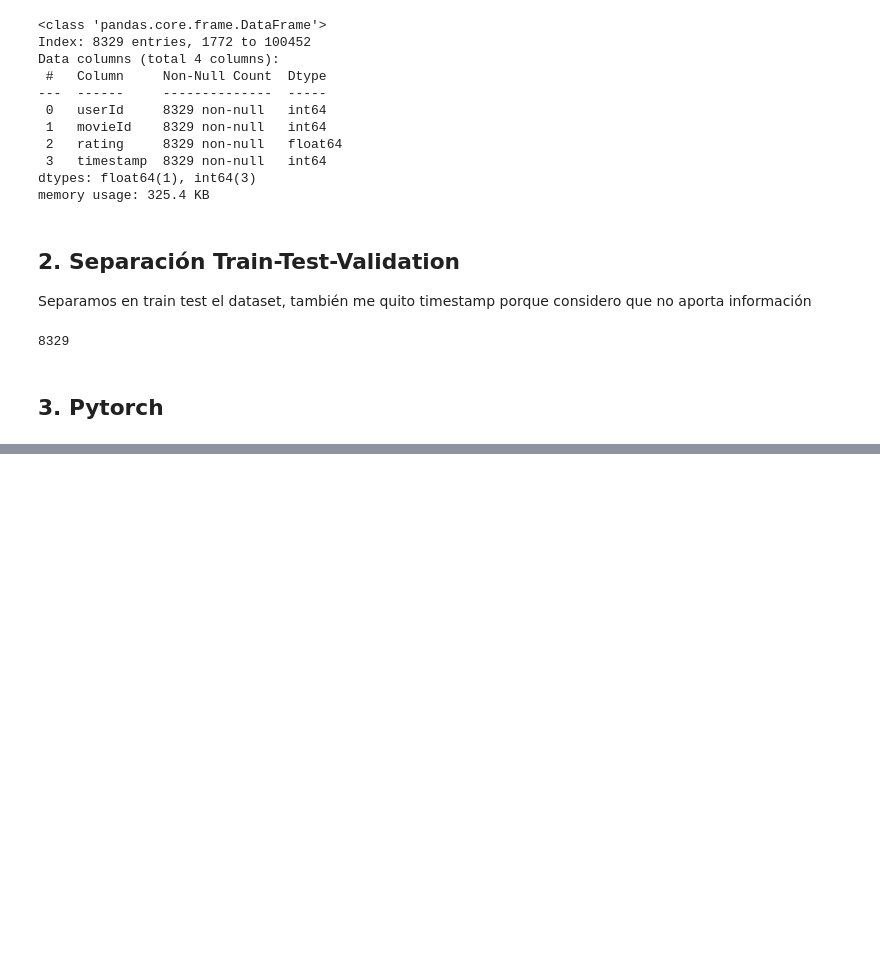
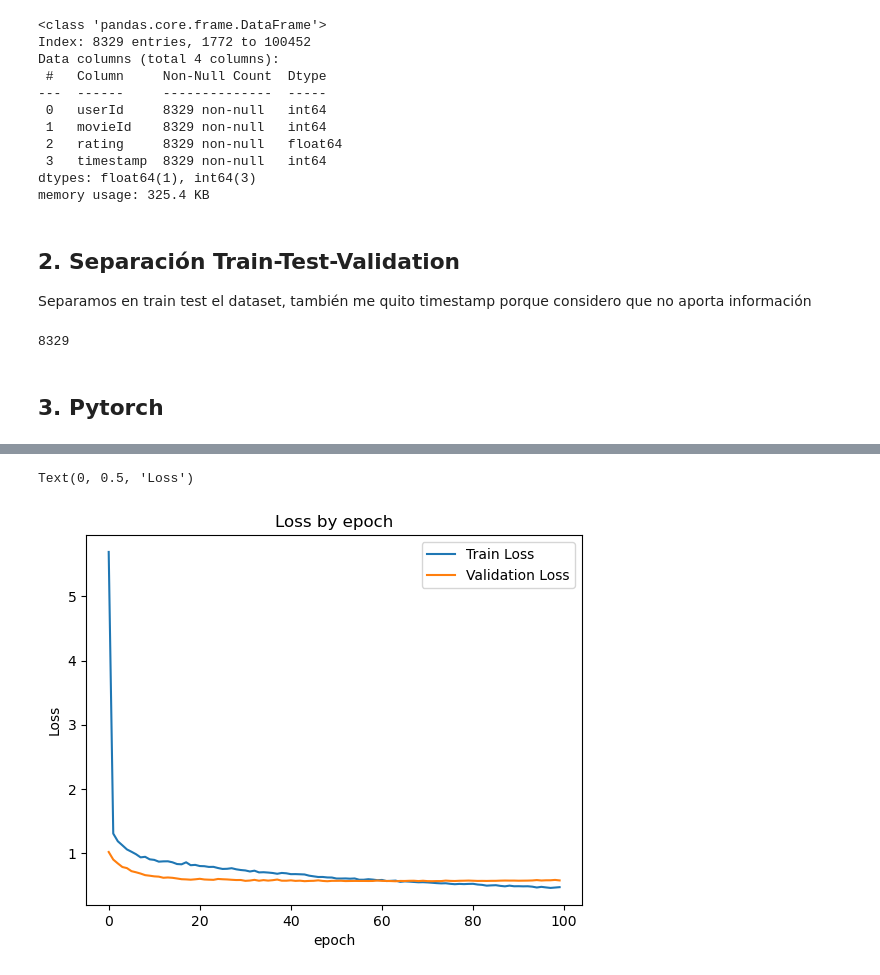
Before and after one commit to Mauro-Aguirregaray/Master-IA, a Jupyter notebook: [08] Aprendizaje Profundo 1/TPs/TP1_AP_MauroAguirregaray.ipynb, the cells around one changed output, grey strips where cells are left out. Saved outputs shown, nothing was run; the diff lists cells and outputs as text; code cells hidden in the pictures; blank space fills up the shorter version.

```diff
--- a/[08] Aprendizaje Profundo 1/TPs/TP1_AP_MauroAguirregaray.ipynb
+++ b/[08] Aprendizaje Profundo 1/TPs/TP1_AP_MauroAguirregaray.ipynb
@@ -178,9 +179,6 @@ X = movies_df.drop(columns=["rating","timestamp"]).values
 y = movies_df["rating"].values
 # %%
 #Separamos en los sets de entrenamiento y evaluación
-X_train, X_test, y_train, y_test, train_idx, test_idx = train_test_split(X, y,np.arange(X.shape[0]), test_size = 0.20, random_state = 42)
-
-#Separamos sobre el set de entrenamiento, un subset de validación
-X_train, X_valid, y_train, y_valid, train_idx, valid_idx = train_test_split(X_train, y_train, train_idx, test_size = 0.15, random_state = 42)
+X_train, X_valid, y_train, y_valid, train_idx, valid_idx = train_test_split(X, y,np.arange(X.shape[0]), test_size = 0.25, random_state = 42)
 # %%
 n_train = X_train.shape[0]
@@ -258,11 +259,13 @@ class NNetWithEmbeddings(torch.nn.Module):
     super().__init__()
     self.embeddings_user = torch.nn.Embedding(num_embeddings=63, embedding_dim=8)
     self.embeddings_movie = torch.nn.Embedding(num_embeddings=200, embedding_dim=14)
-    self.linear_1 = torch.nn.Linear(in_features=14+8, out_features=200, bias=True)
+    self.linear_1 = torch.nn.Linear(in_features=14+8, out_features=100, bias=True)
     self.relu_1 = torch.nn.ReLU()
-    self.linear_2 = torch.nn.Linear(in_features = 200, out_features=100, bias=True)
+    self.dropout1 = torch.nn.Dropout(0.2)
+    self.linear_2 = torch.nn.Linear(in_features = 100, out_features=20, bias=True)
     self.relu_2 = torch.nn.ReLU()
-    self.output = torch.nn.Linear(in_features = 100, out_features= 1, bias=True)
+    self.dropout2 = torch.nn.Dropout(0.2)
+    self.output = torch.nn.Linear(in_features = 20, out_features= 1, bias=True)
 
   def forward(self, user_idx, movie_idx):
     embeddings_outputs_user = self.embeddings_user(user_idx)
@@ -270,8 +273,10 @@ class NNetWithEmbeddings(torch.nn.Module):
     x = torch.cat([embeddings_outputs_user, embeddings_outputs_movie], dim=1)
     x = self.linear_1(x)
     x = self.relu_1(x)
+    x = self.dropout1(x)
     x = self.linear_2(x)
     x = self.relu_2(x)
+    x = self.dropout2(x)
     x = self.output(x)
     return x
 # %%
@@ -281,9 +289,9 @@ device = torch.device('cuda' if torch.cuda.is_available() else 'cpu')
 nnnetWithEmbeddings = NNetWithEmbeddings()
 nnnetWithEmbeddings = nnnetWithEmbeddings.to(device)
 # %%
-loss_function = torch.nn.MSELoss()
+loss_function = torch.nn.MSELoss(reduction='sum')
 # Optimizador con regularización L2 (parámetro weight_decay)
-optimizer = torch.optim.Adam(nnnetWithEmbeddings.parameters(), lr=0.001, weight_decay=0.00001)
+optimizer = torch.optim.Adam(nnnetWithEmbeddings.parameters(), lr=0.001, weight_decay=0.0001)
 # %%
 # Mini-Batch
 
@@ -292,6 +300,8 @@ epochs = 100
 
 train_loss_by_epoch=[]
 valid_loss_by_epoch=[]
+train_rmse_by_epoch=[]
+valid_rmse_by_epoch=[]
 
 # Doble loop algoritmo Mini-Batch
 for epoch in range(epochs):
@@ -334,10 +344,15 @@ for epoch in range(epochs):
     # Acumulo la loss del batch
     epoch_loss = epoch_loss + loss.item()
 
-    # Almaceno la loss de la epoch para graficar
+  # Calculo la media de la loss
+  epoch_loss = epoch_loss / n_train
+  # Almaceno la loss de la epoch para graficar
   train_loss_by_epoch.append(epoch_loss)
   # Cálculo la métrica de la epoch
-  train_mse = mean_squared_error(epoch_y, epoch_y_hat)
+  train_rmse = sqrt(mean_squared_error(epoch_y, epoch_y_hat))
+  # Almaceno la métrica para graficar
+  train_rmse_by_epoch.append(train_rmse)
+
 
   ############################################
   ## Validación
@@ -377,12 +392,14 @@ for epoch in range(epochs):
   # Almaceno la loss de la epoch para graficar
   valid_loss_by_epoch.append(valid_epoch_loss)
   # Cálculo la métrica de la epoch
-  valid_mse = mean_squared_error(valid_epoch_y, valid_epoch_y_hat)
+  valid_rmse = sqrt(mean_squared_error(valid_epoch_y, valid_epoch_y_hat))
+  # Almaceno la métrica para graficar
+  valid_rmse_by_epoch.append(valid_rmse)
 
   ############################################
   ## Impresión de resultados por epoch
   ############################################
   print(f" Epoch {epoch} | " \
         f"Train/Valid loss: {epoch_loss:.3f} / {valid_epoch_loss:.3f} | " \
-        f"Train/Valid mse: {train_mse:.3f} / {valid_mse:.3f}")
+        f"Train/Valid rmse: {train_rmse:.3f} / {valid_rmse:.3f}")
 # %% [output]
@@ -408,0 +423,12 @@ for epoch in range(epochs):
+# %%
+# Grafica loss por epoch
+fig, ax1= plt.subplots(1,1)
+ax1.plot(train_loss_by_epoch, label="Train Loss")
+ax1.plot(valid_loss_by_epoch, label="Validation Loss")
+ax1.legend()
+ax1.set_title("Loss by epoch")
+ax1.set_xlabel("epoch")
+ax1.set_ylabel("Loss")
+# %% [output]
+Text(0, 0.5, 'Loss')
+[figure, added]
```
Also changed, not shown: parts of 27 cells of this notebook.
